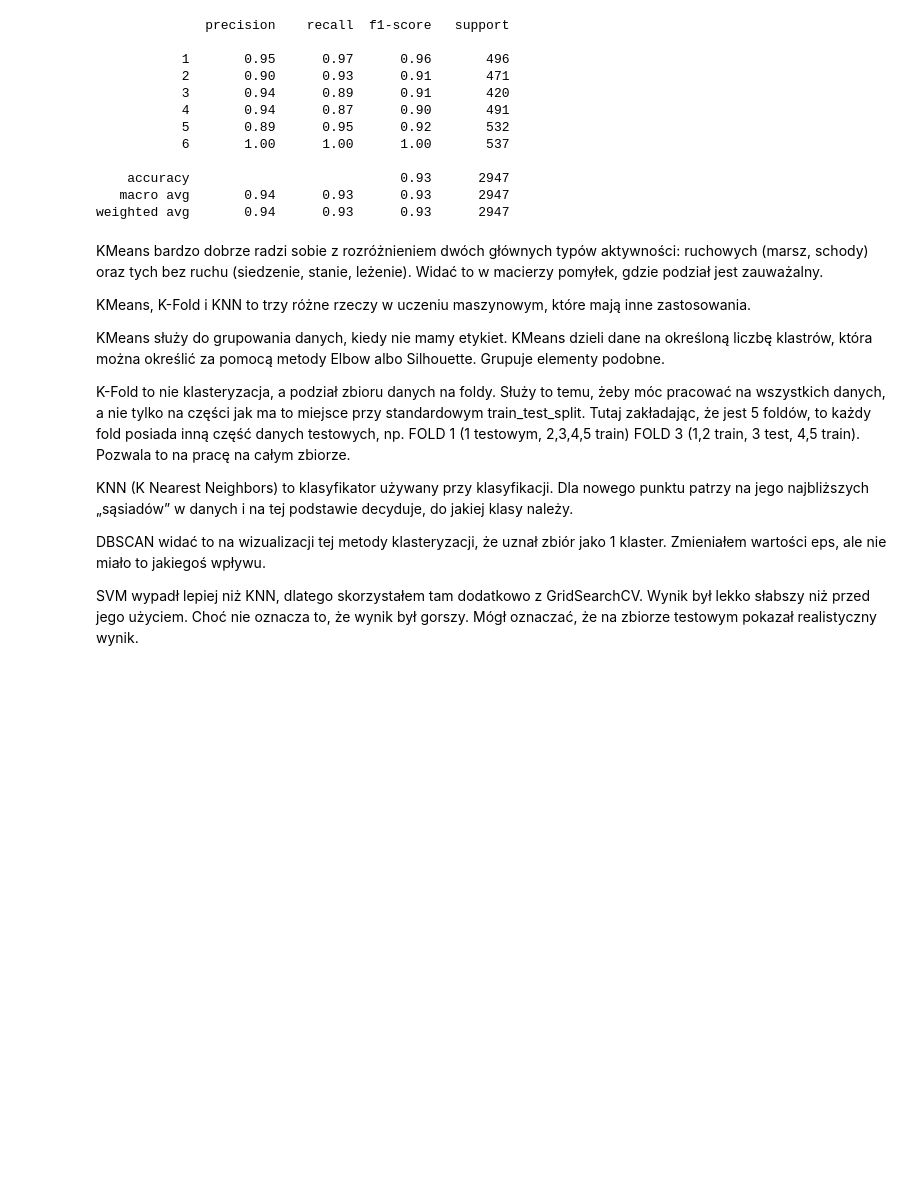
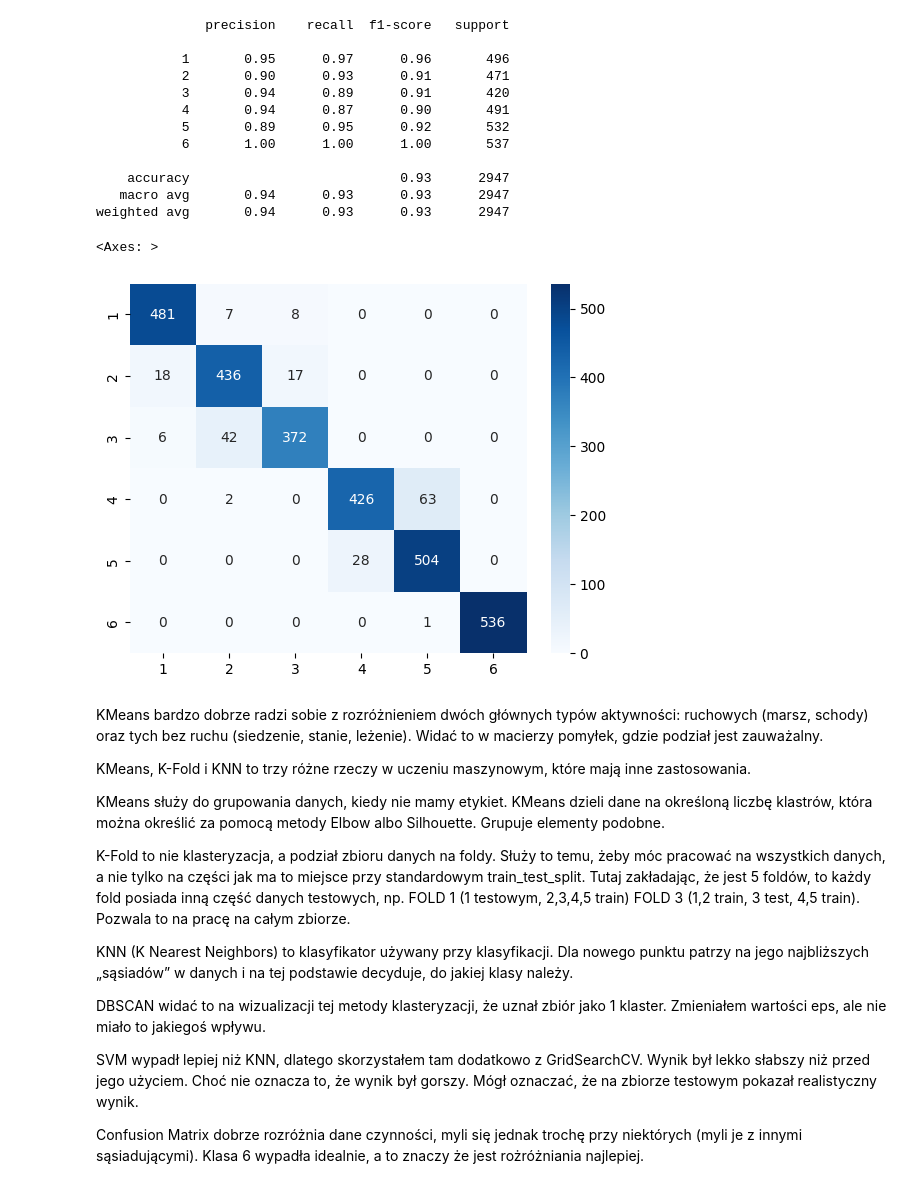
Before and after one commit to Dzbanski/modul16_1, a Jupyter notebook: modul16_1.ipynb, the cells around one changed output. Saved outputs shown, nothing was run; the diff lists cells and outputs as text; code cells hidden in the pictures; blank space fills up the shorter version.

Commit message:
Change mistake with confusion matrix

```diff
--- a/modul16_1.ipynb
+++ b/modul16_1.ipynb
@@ -279,6 +257,20 @@ print(classification_report(y_test, y_pred))
     accuracy                           0.93      2947
    macro avg       0.94      0.93      0.93      2947
 weighted avg       0.94      0.93      0.93      2947
+# %%
+cm = confusion_matrix(y_test, y_pred)
+
+sns.heatmap(
+    cm,
+    annot=True,
+    fmt="d",
+    cmap="Blues",
+    xticklabels=[1,2,3,4,5,6],
+    yticklabels=[1,2,3,4,5,6]
+)
+# %% [output]
+<Axes: >
+[figure, added]
 # %% [markdown]
 KMeans bardzo dobrze radzi sobie z rozróżnieniem dwóch głównych typów aktywności: ruchowych (marsz, schody) oraz tych bez ruchu (siedzenie, stanie, leżenie). Widać to w macierzy pomyłek, gdzie podział jest zauważalny.
 
@@ -293,3 +285,5 @@ KNN (K Nearest Neighbors) to klasyfikator używany przy klasyfikacji. Dla nowego
 DBSCAN widać to na wizualizacji tej metody klasteryzacji, że uznał zbiór jako 1 klaster. Zmieniałem wartości eps, ale nie miało to jakiegoś wpływu.
 
 SVM wypadł lepiej niż KNN, dlatego skorzystałem tam dodatkowo z GridSearchCV. Wynik był lekko słabszy niż przed jego użyciem. Choć nie oznacza to, że wynik był gorszy. Mógł oznaczać, że na zbiorze testowym pokazał realistyczny wynik.
+
+Confusion Matrix dobrze rozróżnia dane czynności, myli się jednak trochę przy niektórych (myli je z innymi sąsiadującymi). Klasa 6 wypadła idealnie, a to znaczy że jest rożróżniania najlepiej.
```
Also changed, not shown: parts of 1 cell of this notebook.
